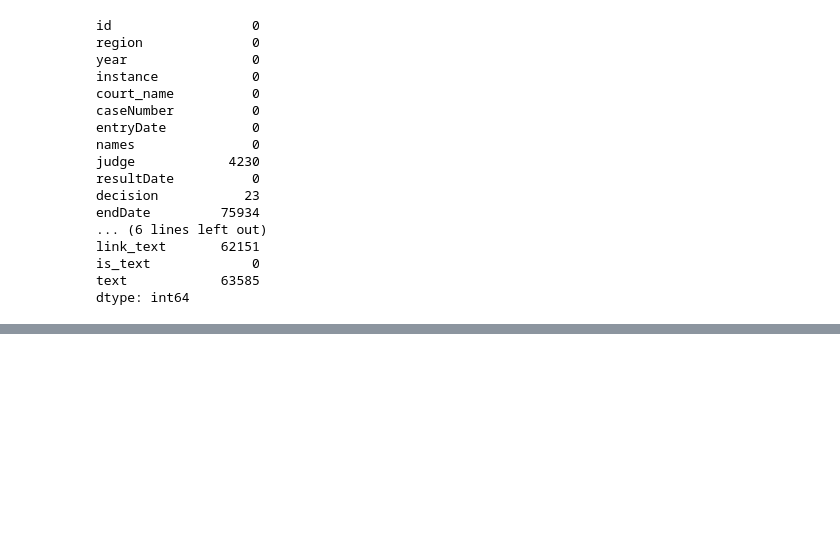
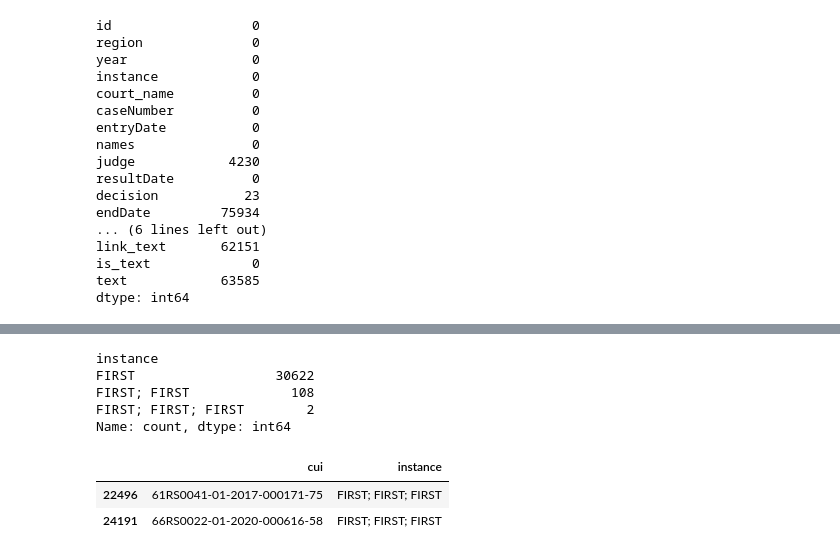
Before and after one commit to vru116/criminal-research, a Jupyter notebook: data_preprocessing.ipynb, the cells around one changed output, grey strips where cells are left out. Drawn from its saved outputs; the diff is of its cells as text; code cells hidden in the pictures; blank space fills up the shorter version.

```diff
--- a/data_preprocessing.ipynb
+++ b/data_preprocessing.ipynb
@@ -208,0 +236,15 @@ instance 2 ['APPELLATION' 'FIRST']
+# %%
+cui_instances = df.groupby('cui')['instance'].apply(lambda x: '; '.join(x)).reset_index()
+cui_instances['instance'].value_counts()
+# %% [output]
+instance
+FIRST                  30622
+FIRST; FIRST             108
+FIRST; FIRST; FIRST        2
+Name: count, dtype: int64
+# %%
+cui_instances[cui_instances['instance'] == 'FIRST; FIRST; FIRST']
+# %% [output]
+|  | cui | instance |
+| 22496 | 61RS0041-01-2017-000171-75 | FIRST; FIRST; FIRST |
+| 24191 | 66RS0022-01-2020-000616-58 | FIRST; FIRST; FIRST |
```
Also changed, not shown: parts of 53 cells of this notebook, 2 other files.
